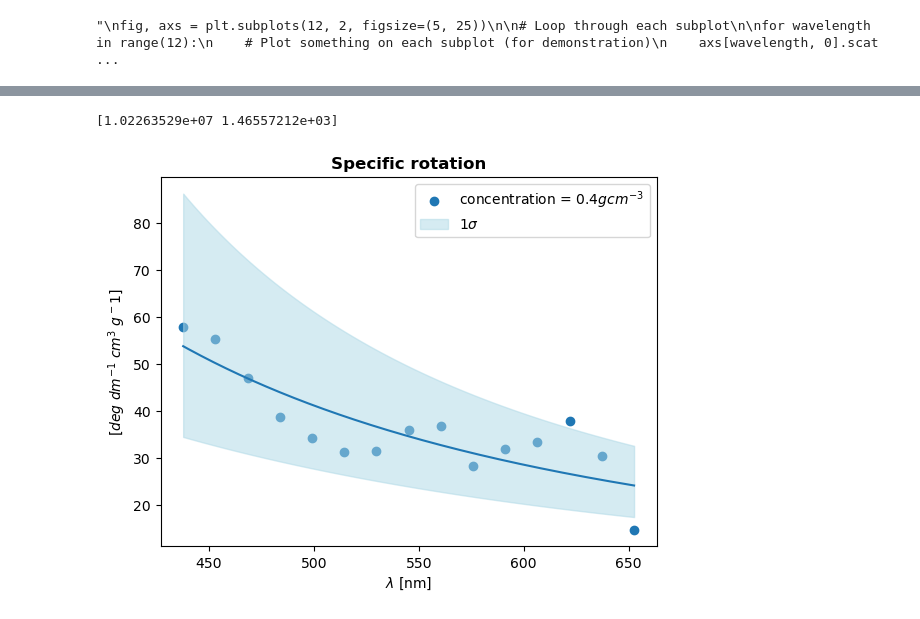
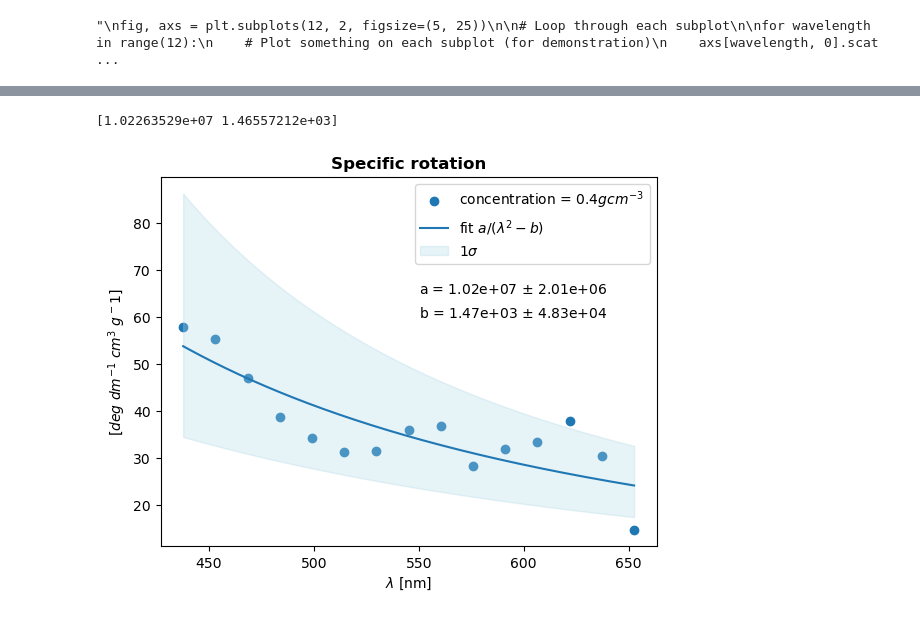
Before and after one commit to muellvin/pplus, a Jupyter notebook: sugarpolarizer/analysis.ipynb, the cells around one changed output, grey strips where cells are left out. Drawn from its saved outputs; the diff is of its cells as text; code cells hidden in the pictures.

```diff
--- a/sugarpolarizer/analysis.ipynb
+++ b/sugarpolarizer/analysis.ipynb
@@ -483,13 +494,13 @@ fig, axs = plt.subplots(len(central_wavelengths_sliced), 2, figsize=(5, 15))
 # Loop through each subplot
 for wavelength in range(len(central_wavelengths_sliced)):
     # Plot something on each subplot (for demonstration)
-    axs[wavelength, 0].scatter(angles1, sugar1[:,wavelength])
-    axs[wavelength, 0].plot(fit_angles, cosfit(fit_angles, sugar1_fitparams[wavelength]), color='orange',label=str(np.round(sugar1_fitparams[wavelength,1]))+'°')
+    axs[wavelength, 0].scatter(angles1, sugar1[:,wavelength],color='red')
+    axs[wavelength, 0].plot(fit_angles, cosfit(fit_angles, sugar1_fitparams[wavelength]), color='red',label=str(np.round(sugar1_fitparams[wavelength,1]))+'°')
     axs[wavelength, 0].set_title('$\lambda$ = '+str(np.round(central_wavelengths[wavelength]))+' nm')
     axs[wavelength, 0].set_xlabel('angle [°]')
     axs[wavelength, 0].legend()
     axs[wavelength, 1].scatter(angles4, sugar4[:,wavelength])
-    axs[wavelength, 1].plot(fit_angles, cosfit(fit_angles, sugar4_fitparams[wavelength]), color='red',label=str(np.round(sugar4_fitparams[wavelength,1]))+'°')
+    axs[wavelength, 1].plot(fit_angles, cosfit(fit_angles, sugar4_fitparams[wavelength]),label=str(np.round(sugar4_fitparams[wavelength,1]))+'°')
     axs[wavelength, 1].set_title('$\lambda$ = '+str(np.round(central_wavelengths[wavelength]))+' nm')
     axs[wavelength, 1].set_xlabel('angle [°]')
     axs[wavelength, 1].legend()
@@ -513,8 +524,8 @@ plt.show()
 # %%
 """plotting and fitting the angle"""
-l=0.202
-torsionspec1 = -1*sugar1_fitparams[:,1]/(l*1)
-torsionspec4 = sugar4_fitparams[:,1]/(l*4)
+l=2.02
+torsionspec1 = -1*sugar1_fitparams[:,1]/(l*0.1)
+torsionspec4 = sugar4_fitparams[:,1]/(l*0.4)
 #print(central_wavelengths)
 
 
@@ -524,34 +535,37 @@ def wldep(wavelength, a, b,c):
     return a*np.exp(b*wavelength)+c
 
 def wldep2(wavelength, a, b):
     return a/(wavelength**2-b)
 
 #initial_guess = [-0.1,40]
 initial_guess = [1000,-100,20]
 initial_guess2 = [20,0.02]
-params1, covariance1 = curve_fit(wldep, central_wavelengths, torsionspec1, p0=initial_guess)
+params1, covariance1 = curve_fit(wldep2, central_wavelengths, torsionspec1, p0=initial_guess2)
 params4, covariance4 = curve_fit(wldep2, central_wavelengths, torsionspec4, p0=initial_guess2)
 
 x_fit = np.linspace(central_wavelengths[0], central_wavelengths[-1],1000)
+
 perror= np.sqrt(np.diag(covariance4))
 fit_upper=wldep2(x_fit,params4[0]+perror[0], params4[1]+perror[1])
 fit_lower=wldep2(x_fit,params4[0]-perror[0], params4[1]-perror[1])
 
 #plt.scatter(central_wavelengths, torsionspec1, label='concentration = $0.1gcm^{-3}$')
 #plt.plot(x_fit,wldep(x_fit,params1[0], params1[1], params1[2]))
 plt.scatter(central_wavelengths, torsionspec4, label='concentration = $0.4gcm^{-3}$')
-plt.plot(x_fit,wldep2(x_fit,params4[0], params4[1]), label='')
-plt.fill_between(x_fit, fit_lower, fit_upper, alpha=0.5, label='1$\sigma$', color='lightblue')
+plt.plot(x_fit,wldep2(x_fit,params4[0], params4[1]), label='fit $a/(\lambda^2-b)$')
+plt.fill_between(x_fit, fit_lower, fit_upper, alpha=0.3, label='1$\sigma$', color='lightblue')
 plt.title('Specific rotation', fontsize=12, fontweight='bold')
 plt.ylabel('[$deg$ $dm^{-1}$ $cm^3$ $g^-1$]')
 plt.xlabel('$\lambda$ [nm]' )
+plt.text(550,65, 'a = {:.2e} $\pm$ {:.2e}'.format(params4[0], perror[0]))
+plt.text(550,60, 'b = {:.2e} $\pm$ {:.2e}'.format(params4[1], perror[1]))
 plt.legend()
 
 plt.savefig('spec_rot.pdf', bbox_inches='tight', dpi=200)
 
 #print(wldep(830, params1[0], params1[1]))
 #print(wldep(830, params4[0], params4[1]))
 print(params4)
 # %% [output]
 [1.02263529e+07 1.46557212e+03]
-[figure, old version]
+[figure, new version]
```
Also changed, not shown: parts of 6 cells of this notebook, 4 other files.
